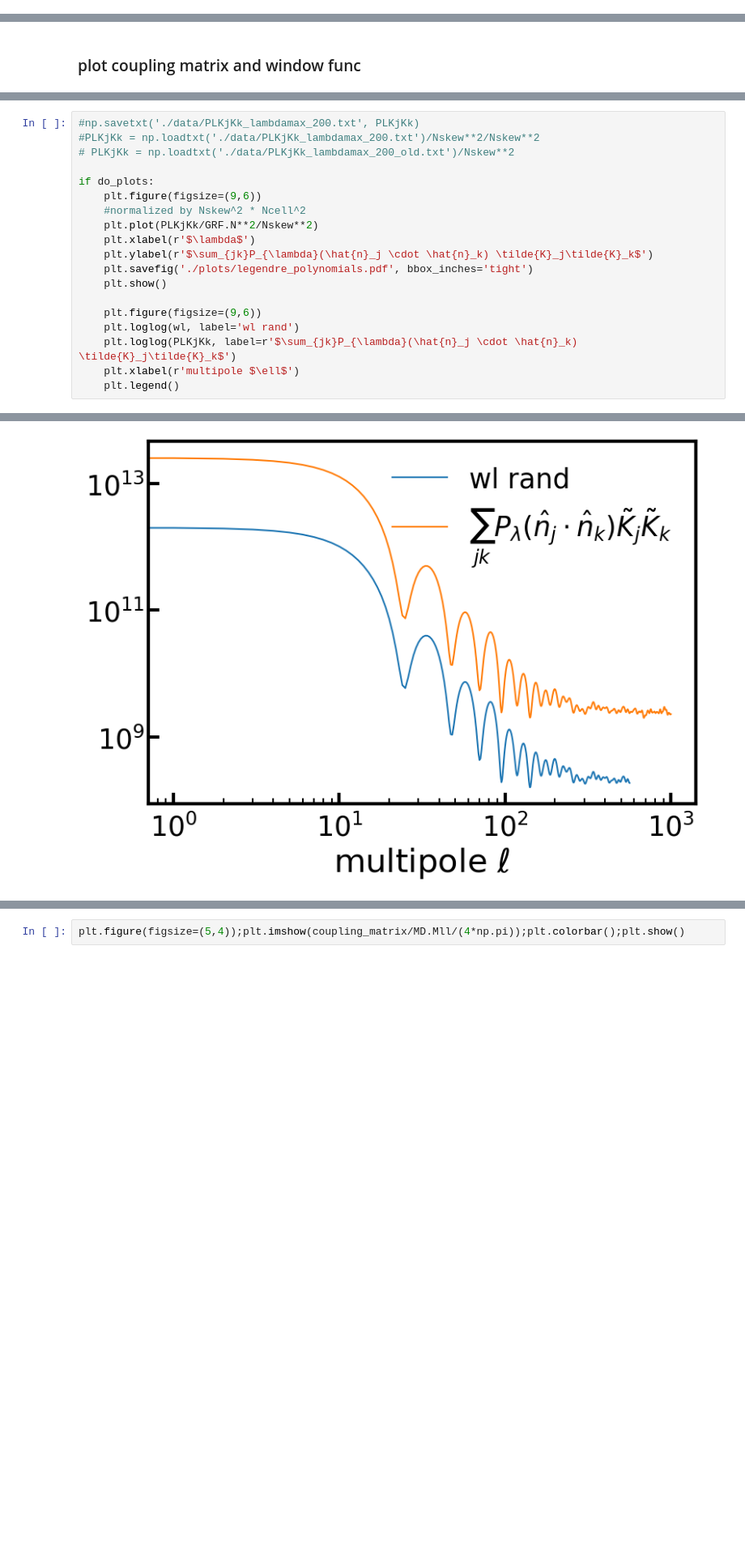
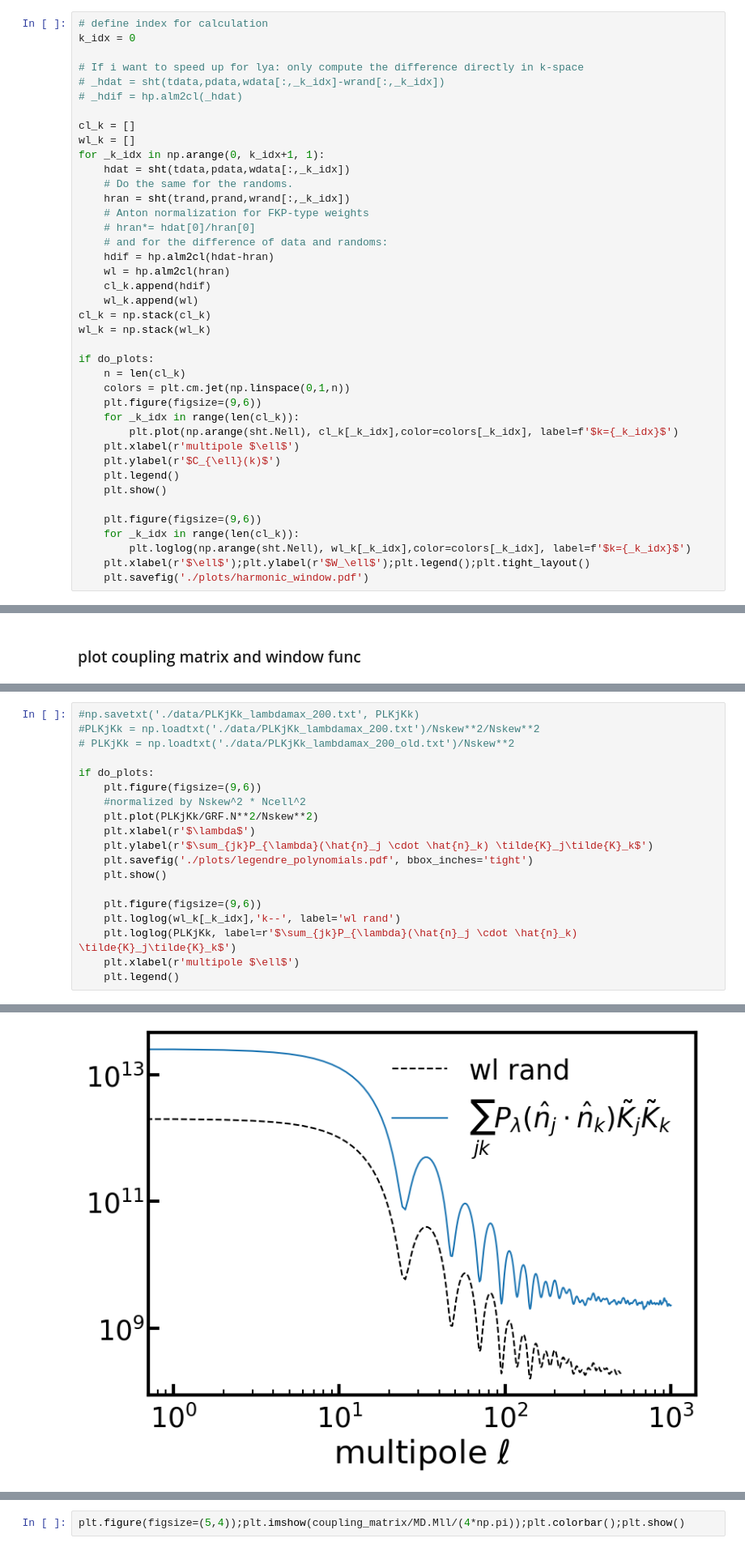
Before and after one commit to roger2b/directsht-lya, a Jupyter notebook: notebooks/lya_GRFs_directSHT.ipynb, the cells around one changed output, grey strips where cells are left out. Shown at 81% size. Saved outputs shown, nothing was run; the diff lists cells and outputs as text; blank space fills up the shorter version.

```diff
--- a/notebooks/lya_GRFs_directSHT.ipynb
+++ b/notebooks/lya_GRFs_directSHT.ipynb
@@ -196,0 +164,40 @@ Computing alm's took  4.194622993469238  seconds.
+# %%
+# define index for calculation
+k_idx = 0
+
+# If i want to speed up for lya: only compute the difference directly in k-space
+# _hdat = sht(tdata,pdata,wdata[:,_k_idx]-wrand[:,_k_idx])
+# _hdif = hp.alm2cl(_hdat)
+
+cl_k = []
+wl_k = []
+for _k_idx in np.arange(0, k_idx+1, 1):
+    hdat = sht(tdata,pdata,wdata[:,_k_idx])
+    # Do the same for the randoms.
+    hran = sht(trand,prand,wrand[:,_k_idx])
+    # Anton normalization for FKP-type weights
+    # hran*= hdat[0]/hran[0]
+    # and for the difference of data and randoms:
+    hdif = hp.alm2cl(hdat-hran)
+    wl = hp.alm2cl(hran)
+    cl_k.append(hdif)
+    wl_k.append(wl)
+cl_k = np.stack(cl_k)
+wl_k = np.stack(wl_k)
+
+if do_plots:
+    n = len(cl_k)
+    colors = plt.cm.jet(np.linspace(0,1,n))
+    plt.figure(figsize=(9,6))
+    for _k_idx in range(len(cl_k)):
+        plt.plot(np.arange(sht.Nell), cl_k[_k_idx],color=colors[_k_idx], label=f'$k={_k_idx}$')
+    plt.xlabel(r'multipole $\ell$')
+    plt.ylabel(r'$C_{\ell}(k)$')
+    plt.legend()
+    plt.show()
+
+    plt.figure(figsize=(9,6))
+    for _k_idx in range(len(cl_k)):
+        plt.loglog(np.arange(sht.Nell), wl_k[_k_idx],color=colors[_k_idx], label=f'$k={_k_idx}$')
+    plt.xlabel(r'$\ell$');plt.ylabel(r'$W_\ell$');plt.legend();plt.tight_layout()
+    plt.savefig('./plots/harmonic_window.pdf')
@@ -364,25 +331,25 @@ done
 # %%
 #np.savetxt('./data/PLKjKk_lambdamax_200.txt', PLKjKk)
 #PLKjKk = np.loadtxt('./data/PLKjKk_lambdamax_200.txt')/Nskew**2/Nskew**2
 # PLKjKk = np.loadtxt('./data/PLKjKk_lambdamax_200_old.txt')/Nskew**2
 
 if do_plots:
     plt.figure(figsize=(9,6))
     #normalized by Nskew^2 * Ncell^2
     plt.plot(PLKjKk/GRF.N**2/Nskew**2)
     plt.xlabel(r'$\lambda$')
     plt.ylabel(r'$\sum_{jk}P_{\lambda}(\hat{n}_j \cdot \hat{n}_k) \tilde{K}_j\tilde{K}_k$')
     plt.savefig('./plots/legendre_polynomials.pdf', bbox_inches='tight')
     plt.show()
 
     plt.figure(figsize=(9,6))
-    plt.loglog(wl, label='wl rand')
+    plt.loglog(wl_k[_k_idx],'k--', label='wl rand')
     plt.loglog(PLKjKk, label=r'$\sum_{jk}P_{\lambda}(\hat{n}_j \cdot \hat{n}_k) \tilde{K}_j\tilde{K}_k$')
     plt.xlabel(r'multipole $\ell$')
     plt.legend()
 # %% [output]
 [figure]
-[figure, old version]
+[figure, new version]
 # %%
 def Power_spectrum(kh_perp, kh_par, add_rsd=add_rsd_):
     kh = np.sqrt(kh_par**2 + kh_perp**2)
```
Also changed, not shown: parts of 24 cells of this notebook, 9 other files.
